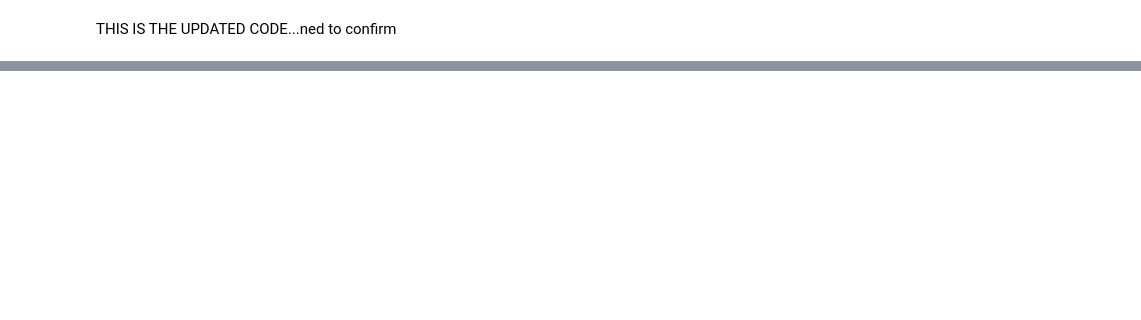
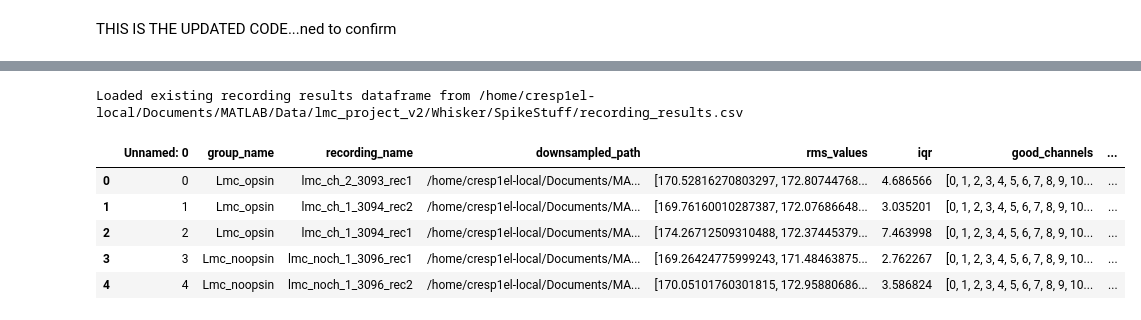
Before and after one commit to ecresp1el/mua_analysis, a Jupyter notebook: notebooks/proceesing_data_opto.ipynb, the cells around one changed output, grey strips where cells are left out. Drawn from its saved outputs; the diff is of its cells as text; code cells hidden in the pictures; blank space fills up the shorter version.

```diff
--- a/notebooks/proceesing_data_opto.ipynb
+++ b/notebooks/proceesing_data_opto.ipynb
@@ -636,0 +701,17 @@ analysis.recording_results_df
+# %%
+# Define the path to your project folder
+project_folder_path ='/home/cresp1el-local/Documents/MATLAB/Data/lmc_project_v2/Whisker'
+# Initialize the NeuralAnalysis class with the project folder path
+analysis = NeuralAnalysis(project_folder_path)
+analysis.extract_stimulation_data()
+# %% [output]
+Loaded existing recording results dataframe from /home/cresp1el-local/Documents/MATLAB/Data/lmc_project_v2/Whisker/SpikeStuff/recording_results.csv
+# %%
+analysis.recording_results_df
+# %% [output]
+|  | Unnamed: 0 | group_name | recording_name | downsampled_path | rms_values | iqr | good_channels | ... |
+| 0 | 0 | Lmc_opsin | lmc_ch_2_3093_rec1 | /home/cresp1el-local/Documents/MA... | [170.52816270803297, 172.80744768... | 4.686566 | [0, 1, 2, 3, 4, 5, 6, 7, 8, 9, 10... | ... |
+| 1 | 1 | Lmc_opsin | lmc_ch_1_3094_rec2 | /home/cresp1el-local/Documents/MA... | [169.76160010287387, 172.07686648... | 3.035201 | [0, 1, 2, 3, 4, 5, 6, 7, 8, 9, 10... | ... |
+| 2 | 2 | Lmc_opsin | lmc_ch_1_3094_rec1 | /home/cresp1el-local/Documents/MA... | [174.26712509310488, 172.37445379... | 7.463998 | [0, 1, 2, 3, 4, 5, 6, 7, 8, 9, 10... | ... |
+| 3 | 3 | Lmc_noopsin | lmc_noch_1_3096_rec1 | /home/cresp1el-local/Documents/MA... | [169.26424775999243, 171.48463875... | 2.762267 | [0, 1, 2, 3, 4, 5, 6, 7, 8, 9, 10... | ... |
+| 4 | 4 | Lmc_noopsin | lmc_noch_1_3096_rec2 | /home/cresp1el-local/Documents/MA... | [170.05101760301815, 172.95880686... | 3.586824 | [0, 1, 2, 3, 4, 5, 6, 7, 8, 9, 10... | ... |
```
Also changed, not shown: parts of 4 cells of this notebook.
